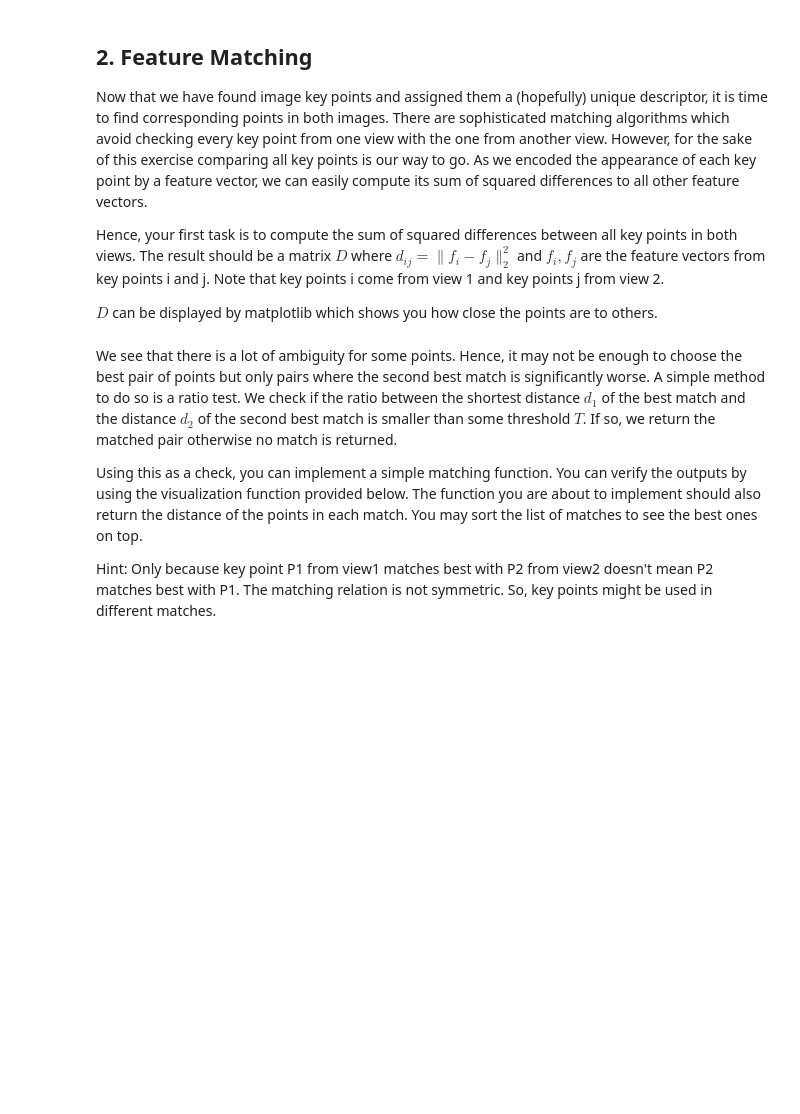
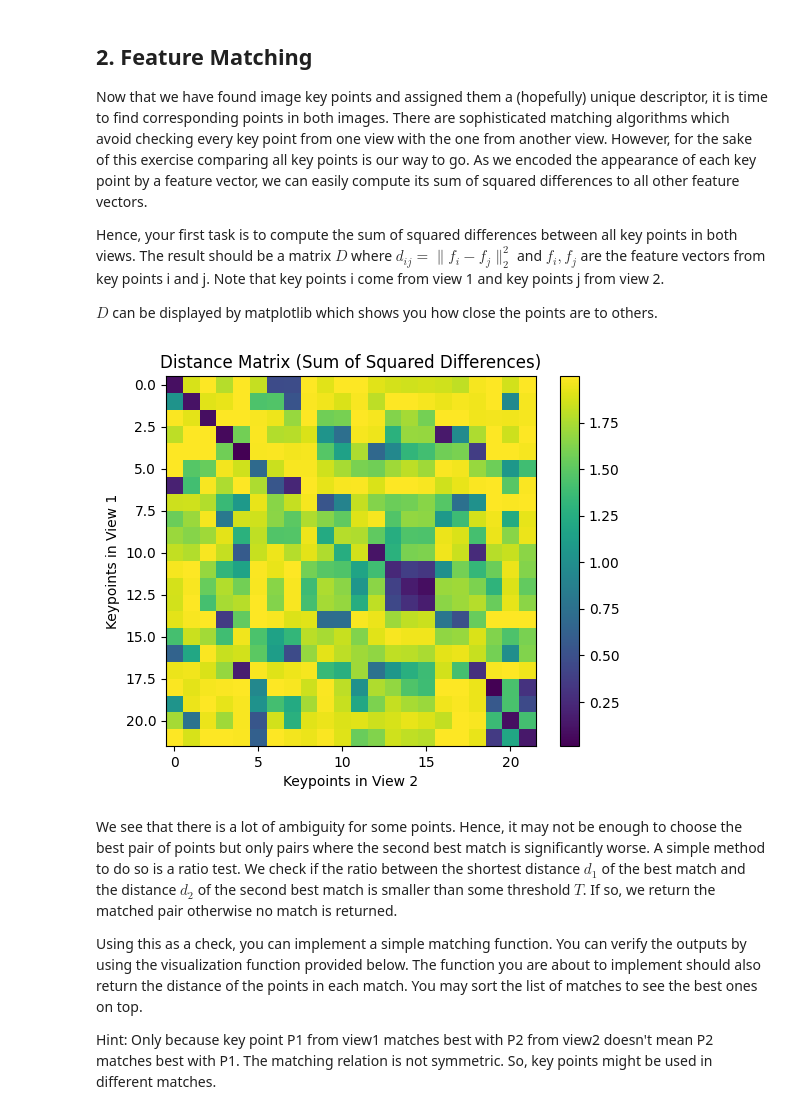
Before and after one commit to MrKty/3dcv-students, a Jupyter notebook: 4.0-tl-feature-matching.ipynb, the cells around one changed output. Saved outputs shown, nothing was run; the diff lists cells and outputs as text; code cells hidden in the pictures; blank space fills up the shorter version.

```diff
--- a/4.0-tl-feature-matching.ipynb
+++ b/4.0-tl-feature-matching.ipynb
@@ -407,20 +431,32 @@ $D$ can be displayed by matplotlib which shows you how close the points are to o
 # %%
 features_view1 = features["view1"]
 features_view2 = features["view2"]
 
 def get_distances(features_view1: npt.ArrayLike, features_view2: npt.ArrayLike) -> np.ndarray:
     """Compute the distance matrix between the feature vectors.
 
     :param features_view1: feature vectors of view 1 [number of keypoints view 1, feature vector size]
     :param features_view2: feature vectors of view 2 [number of keypoints view 2, feature vector size]
     :return array with distance matrix [number of keypoints 1, number of keypoints view 2]
     """
     # TODO: implement it
+    # Use broadcasting to compute the squared differences between all pairs
+    distances = np.sum((features_view1[:, np.newaxis, :] - features_view2[np.newaxis, :, :])**2, axis=2)
+    return distances
 
-D = # TODO: implement and call get_distances
+#D = # TODO: implement and call get_distances
+D = get_distances(features_view1, features_view2)
 
-plt.imshow(D)
+#plt.imshow(D)
+#plt.show()
+plt.imshow(D, cmap='viridis')
+plt.colorbar()
+plt.title("Distance Matrix (Sum of Squared Differences)")
+plt.xlabel("Keypoints in View 2")
+plt.ylabel("Keypoints in View 1")
 plt.show()
+# %% [output]
+[figure, added]
 # %% [markdown]
 We see that there is a lot of ambiguity for some points. Hence, it may not be enough to choose the best pair of points but only pairs where the second best match is significantly worse. A simple method to do so is a ratio test. We check if the ratio between the shortest distance $d_1$ of the best match and the distance $d_2$ of the second best match is smaller than some threshold $T$. If so, we return the matched pair otherwise no match is returned.
 
```
Also changed, not shown: parts of 1 cell of this notebook.
